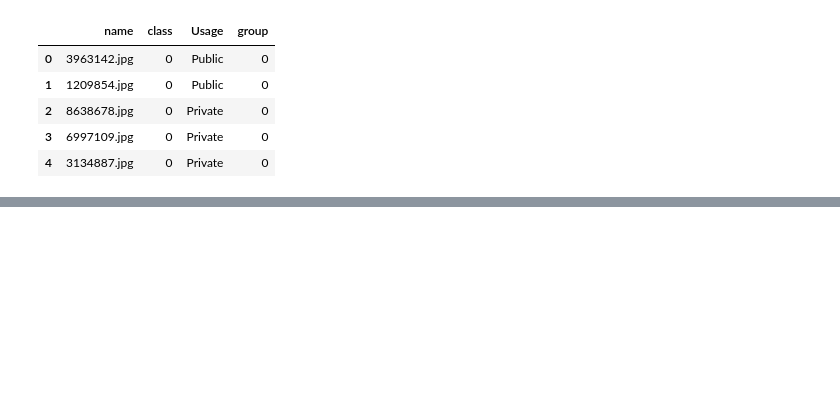
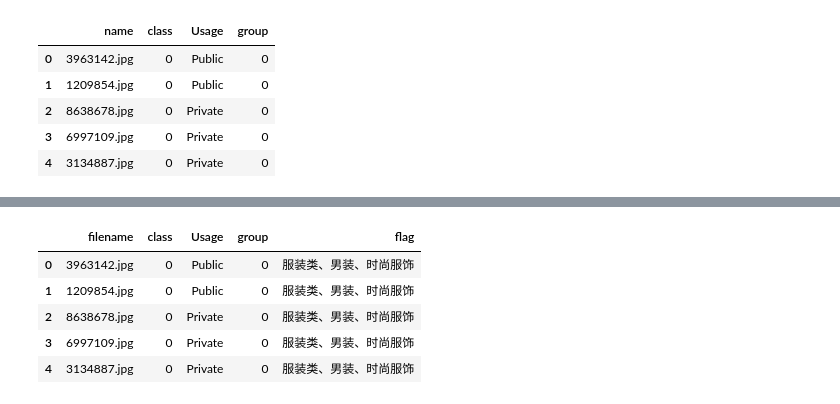
Before and after one commit to Chevolier/nova-image-tagging, a Jupyter notebook: prepare_data.ipynb, the cells around one changed output, grey strips where cells are left out. Cells and saved outputs as stored; diff of their text form; code cells hidden in the pictures; blank space fills up the shorter version.

```diff
--- a/prepare_data.ipynb
+++ b/prepare_data.ipynb
@@ -115,0 +89,10 @@ Showing 10 images from group 315
+# %%
+test_df = test_df.rename(columns={'name': 'filename', 'label': 'flag'})
+test_df.head()
+# %% [output]
+|  | filename | class | Usage | group | flag |
+| 0 | 3963142.jpg | 0 | Public | 0 | 服装类、男装、时尚服饰 |
+| 1 | 1209854.jpg | 0 | Public | 0 | 服装类、男装、时尚服饰 |
+| 2 | 8638678.jpg | 0 | Private | 0 | 服装类、男装、时尚服饰 |
+| 3 | 6997109.jpg | 0 | Private | 0 | 服装类、男装、时尚服饰 |
+| 4 | 3134887.jpg | 0 | Private | 0 | 服装类、男装、时尚服饰 |
```
Also changed, not shown: parts of 27 cells of this notebook, 1 other file.
